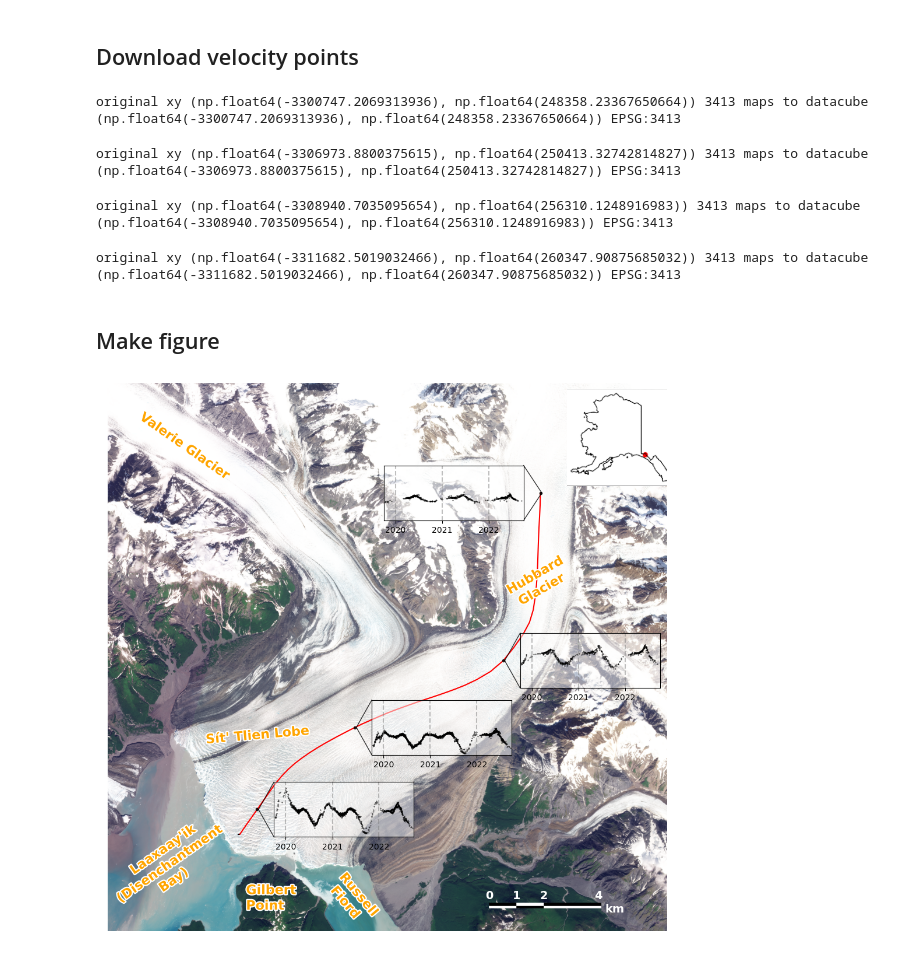
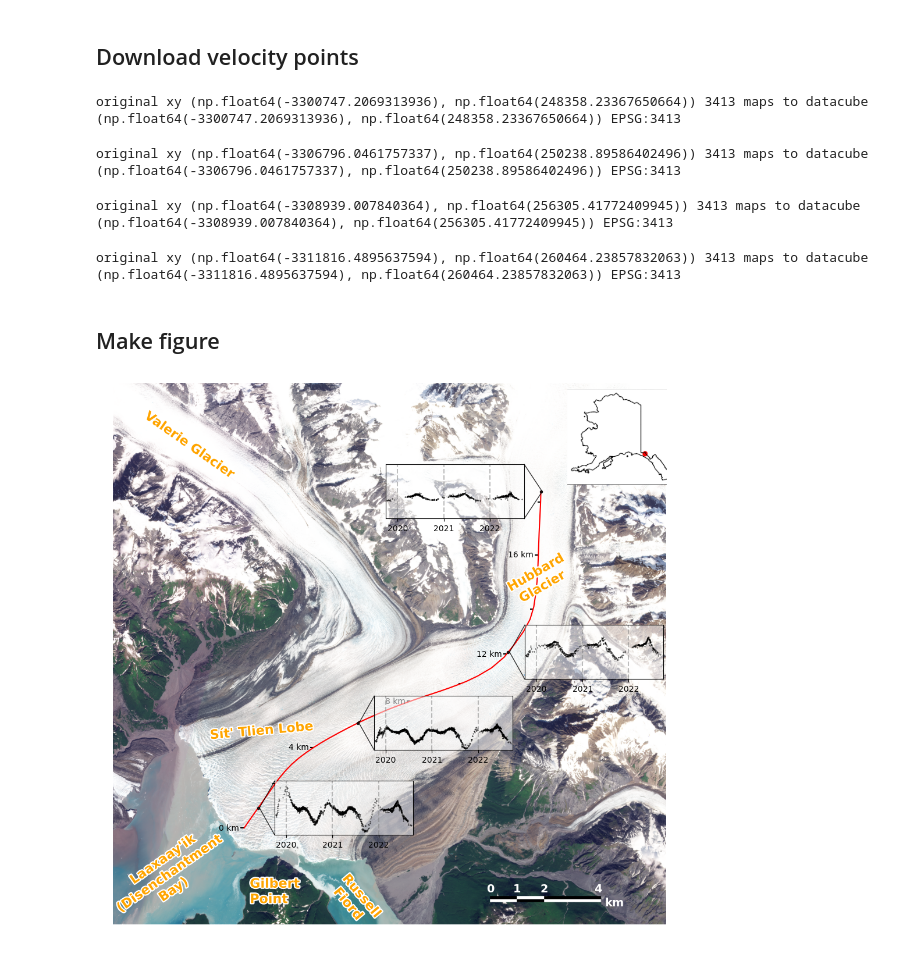
Before and after one commit to pohlan/Hubbard2024, a Jupyter notebook: make_paper_figures/speed_inset_map.ipynb, the cells around one changed output. Drawn from its saved outputs; the diff is of its cells as text; code cells hidden in the pictures.

```diff
--- a/make_paper_figures/speed_inset_map.ipynb
+++ b/make_paper_figures/speed_inset_map.ipynb
@@ -131,17 +86,22 @@ def build_mask(dcube, sat_filt, start_date, stop_date, baseline_mask):
 # %%
 # get points from flowline
 
-points = pd.read_csv("./basemap/get_flowline/flowline_5.csv")
+points = pd.read_csv("./data/flowline_5_dense.csv")
 
-# xvp = [points.x[0].tonumpy(), points.x[15], points.x[30], points.x[45]]
-# yvp = [points.y[0], points.y[15], points.y[30], points.y[45]]
+#loc = np.array([0, 0.28, 0.62, 0.9])
+loc = np.array([0, 0.34, 0.68, 0.95])
 
-xvp = points.x[[0, 14, 31, 45]].to_numpy()
-yvp = points.y[[0, 14, 31, 45]].to_numpy()
+rel_loc = (loc*len(points.x)).astype(int)
+
+xvp = points.x[rel_loc].to_numpy()
+yvp = points.y[rel_loc].to_numpy()
+
+# with 50 point flowline_5
+# xvp = points.x[[0, 14, 31, 45]].to_numpy()
+# yvp = points.y[[0, 14, 31, 45]].to_numpy()
 
 xform = pyproj.Transformer.from_crs("3413", "32607")
 xv, yv = xform.transform(xvp, yvp)
-
 
 pointvs = []
 pointts = []
@@ -181,9 +141,9 @@ for i in range(len(xvp)):
     pointts.append(xpnt.mid_date[mask].to_numpy())
 # %% [output]
 original xy (np.float64(-3300747.2069313936), np.float64(248358.23367650664)) 3413 maps to datacube (np.float64(-3300747.2069313936), np.float64(248358.23367650664)) EPSG:3413
-original xy (np.float64(-3306973.8800375615), np.float64(250413.32742814827)) 3413 maps to datacube (np.float64(-3306973.8800375615), np.float64(250413.32742814827)) EPSG:3413
+original xy (np.float64(-3306796.0461757337), np.float64(250238.89586402496)) 3413 maps to datacube (np.float64(-3306796.0461757337), np.float64(250238.89586402496)) EPSG:3413
-original xy (np.float64(-3308940.7035095654), np.float64(256310.1248916983)) 3413 maps to datacube (np.float64(-3308940.7035095654), np.float64(256310.1248916983)) EPSG:3413
+original xy (np.float64(-3308939.007840364), np.float64(256305.41772409945)) 3413 maps to datacube (np.float64(-3308939.007840364), np.float64(256305.41772409945)) EPSG:3413
-original xy (np.float64(-3311682.5019032466), np.float64(260347.90875685032)) 3413 maps to datacube (np.float64(-3311682.5019032466), np.float64(260347.90875685032)) EPSG:3413
+original xy (np.float64(-3311816.4895637594), np.float64(260464.23857832063)) 3413 maps to datacube (np.float64(-3311816.4895637594), np.float64(260464.23857832063)) EPSG:3413
 # %% [markdown]
 ## Make figure
 # %%
@@ -209,10 +169,13 @@ ax.set(xlim=(left+shrink, right-shrink), ylim=(bottom+shrink, top-shrink))
 
 
 # add flowline
-points = points.iloc[::-1].reset_index(drop=True) #reverse points to start at terminus
+points_rev = points.iloc[::-1].reset_index(drop=True) #reverse points to start at terminus
 
 xform = pyproj.Transformer.from_crs("3413", "32607")
-x, y = xform.transform(points.x, points.y)
+x, y = xform.transform(points_rev.x, points_rev.y)
+
+#plot flowline in red
+ax.plot(x, y, "r")
 
 # Compute segment lengths
 dx = np.diff(x)
@@ -222,10 +185,37 @@ segment_length = np.sqrt(dx**2 + dy**2)
 # Cumulative distance from terminus
 distance = np.insert(np.cumsum(segment_length), 0, 0)
 
-ax.plot(x, y, "r")
-ax.scatter(x[0], y[0], c= 'k', marker = 0, s = 10 )
+#distances from terminus for markers on flowline
+targets = np.array([0, 2000, 6000, 10000, 14000, 18000])
+# Find index of closest distance to each target
+idx = [np.argmin(np.abs(distance - t)) for t in targets]
+idx = np.array(idx)
+#plot markers along flowline
+ax.scatter(x[idx], y[idx], c= 'k', marker = 0, s = 15 )
 
+#distances from terminus for markers on flowline
+targets = np.array([0, 4000, 8000, 12000, 16000])
+# Find index of closest distance to each target
+idx = [np.argmin(np.abs(distance - t)) for t in targets]
+idx = np.array(idx)
 
+#plot markers along flowline
+ax.scatter(x[idx], y[idx], c= 'k', marker = 0, s = 20 )
+
+#add labels to markers
+targets_km = (targets*1e-3).astype(int)
+
+for i, id in enumerate(idx):
+    #ax.text(x[id], y[id], f'{targets_km[i]}', fontsize=10, color='k', ha='right', va='center')
+
+    ax.annotate(
+        f'{targets_km[i]} km',
+        xy=(x[id], y[id]),           # The point to annotate in data coordinates
+        xytext=(-6, 0), # Offset from xy in points
+        textcoords='offset points',      # Coordinate system for xytext
+        ha='right',                       # Horizontal alignment of the text
+        va='center'                      # Vertical alignment of the text
+    )
 # Add scale bar
 
 # Add velocity insets
@@ -307,33 +297,33 @@ ax.text(596700, 6649800, 'km', fontsize=14, color='w', fontweight='bold')
 # ax.text(583500, 6657000, 'Sit T\'lien Lobe', fontsize=16, rotation=5, fontweight='bold', color='orange')
 
 halo = [pe.Stroke(linewidth=3, foreground='white'), pe.Normal()]
 
 ax.text(579500, 6665700, 'Valerie Glacier',
         rotation=-35, fontsize=16, fontweight='bold', color='orange',
         path_effects=halo)
 
 ax.text(593000, 6661000, 'Hubbard \n Glacier',
         rotation=30, fontsize=16, fontweight='bold', color='orange',
         path_effects=halo)
 
-ax.text(578200, 6649600, "       Laaxaay'ik\n (Disenchantment\n          Bay)",
+ax.text(578000, 6649000, "       Laaxaay'ik\n (Disenchantment\n          Bay)",
         rotation=35, fontsize=16, fontweight='bold', color='orange',
         path_effects=halo)
 
-ax.text(586400, 6649300, 'Russell\n Fiord',
+ax.text(586400, 6649000, 'Russell\n Fiord',
         rotation=-50, fontsize=16, fontweight='bold', color='orange',
         path_effects=halo)
 
 ax.text(583500, 6649900, 'Gilbert\nPoint',
         fontsize=16, fontweight='bold', color='orange',
         path_effects=halo)
 
 ax.text(582000, 6656000, "Sít' Tlien Lobe",
         fontsize=16, rotation=5, fontweight='bold', color='orange',
         path_effects=halo)
 
 ax.axis('off')
 
 fig.savefig("hubbard_map_with_velocities.png", dpi=300, bbox_inches="tight")
 # %% [output]
-[figure, old version]
+[figure, new version]
```
Also changed, not shown: parts of 2 cells of this notebook, 1 other file.
